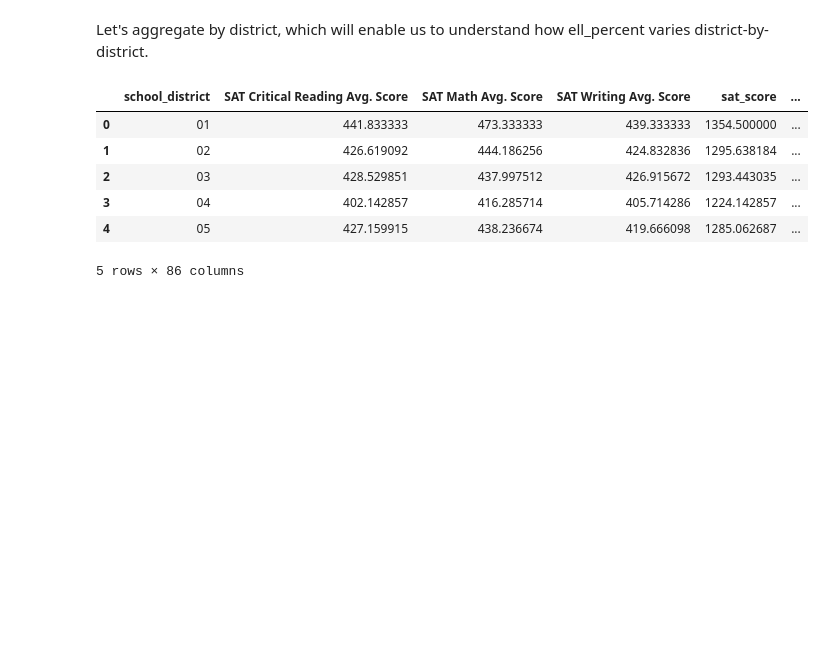
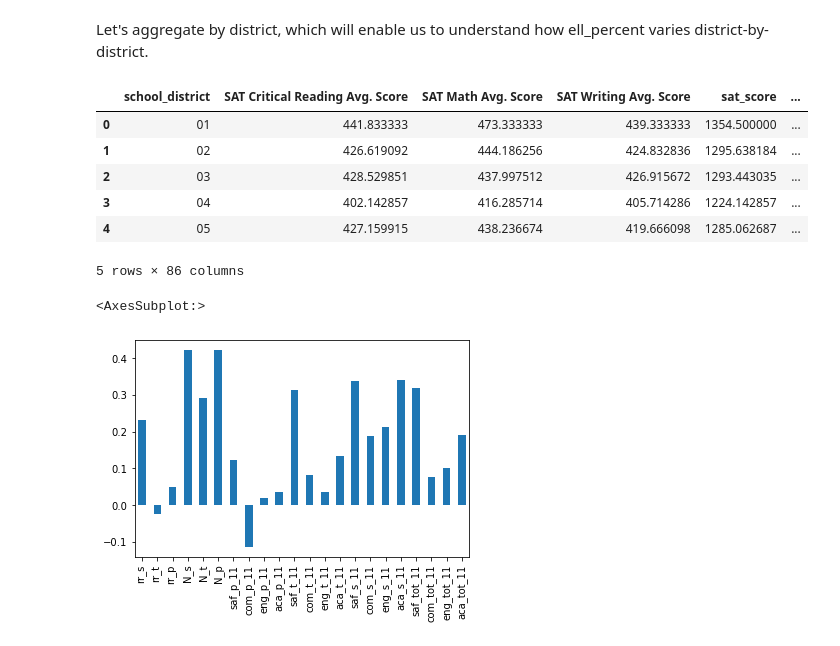
Before and after one commit to felixodette/NYC-Educational-Data-Analysis, a Jupyter notebook: Analysis.ipynb, the cells around one changed output. Cells and saved outputs as stored; diff of their text form; code cells hidden in the pictures; blank space fills up the shorter version.

```diff
--- a/Analysis.ipynb
+++ b/Analysis.ipynb
@@ -561,3 +561,33 @@ districts.head()
 | 3 | 04 | 402.142857 | 416.285714 | 405.714286 | 1224.142857 | ... |
 | 4 | 05 | 427.159915 | 438.236674 | 419.666098 | 1285.062687 | ... |
 5 rows × 86 columns
+# %%
+# plot survey correlations
+survey_fields = [
+    "rr_s",
+    "rr_t",
+    "rr_p",
+    "N_s",
+    "N_t",
+    "N_p",
+    "saf_p_11",
+    "com_p_11",
+    "eng_p_11",
+    "aca_p_11",
+    "saf_t_11",
+    "com_t_11",
+    "eng_t_11",
+    "aca_t_11",
+    "saf_s_11",
+    "com_s_11",
+    "eng_s_11",
+    "aca_s_11",
+    "saf_tot_11",
+    "com_tot_11",
+    "eng_tot_11",
+    "aca_tot_11",
+]
+combined.corr()['sat_score'][survey_fields].plot.bar()
+# %% [output]
+<AxesSubplot:>
+[figure, added]
```
Also changed, not shown: parts of 24 cells of this notebook.
